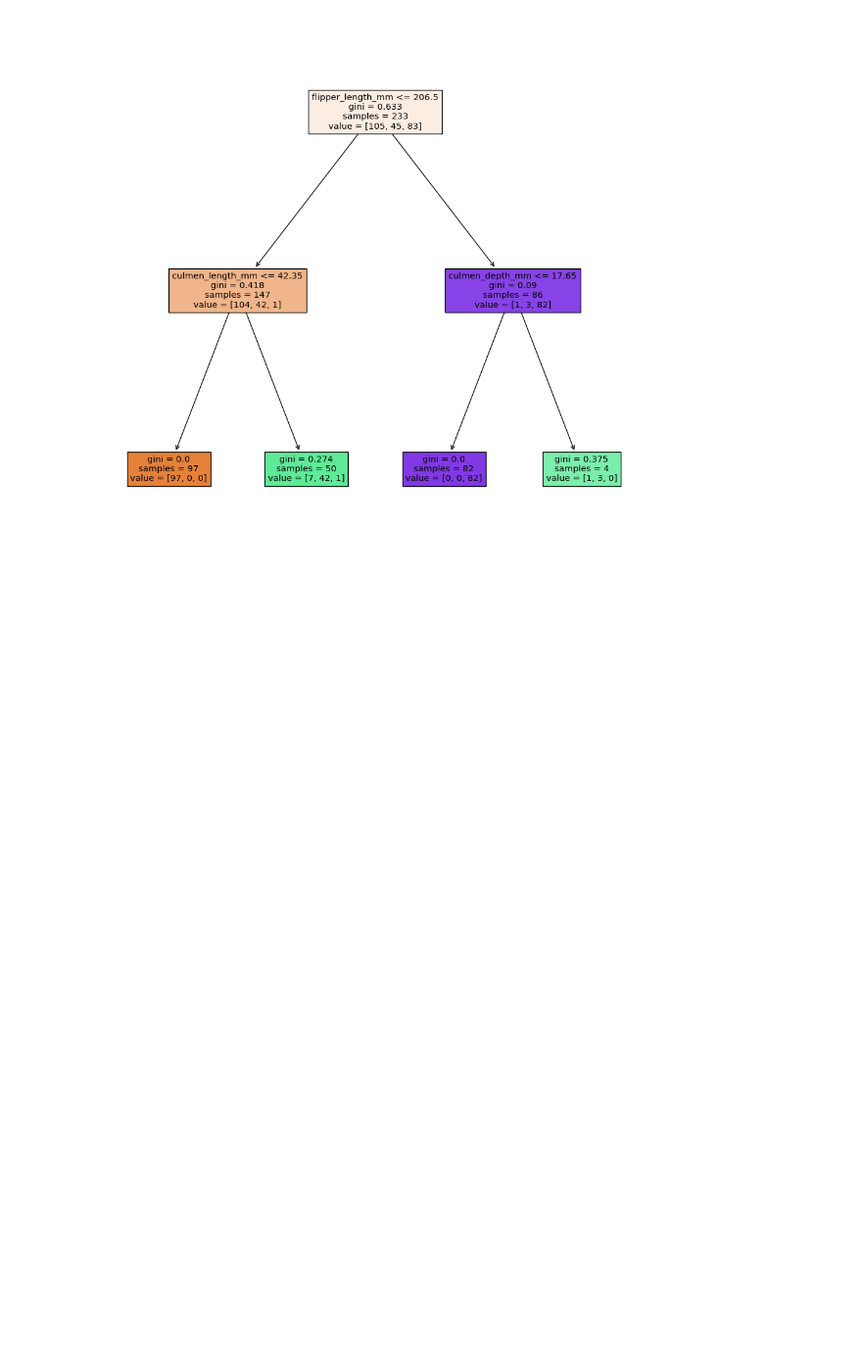
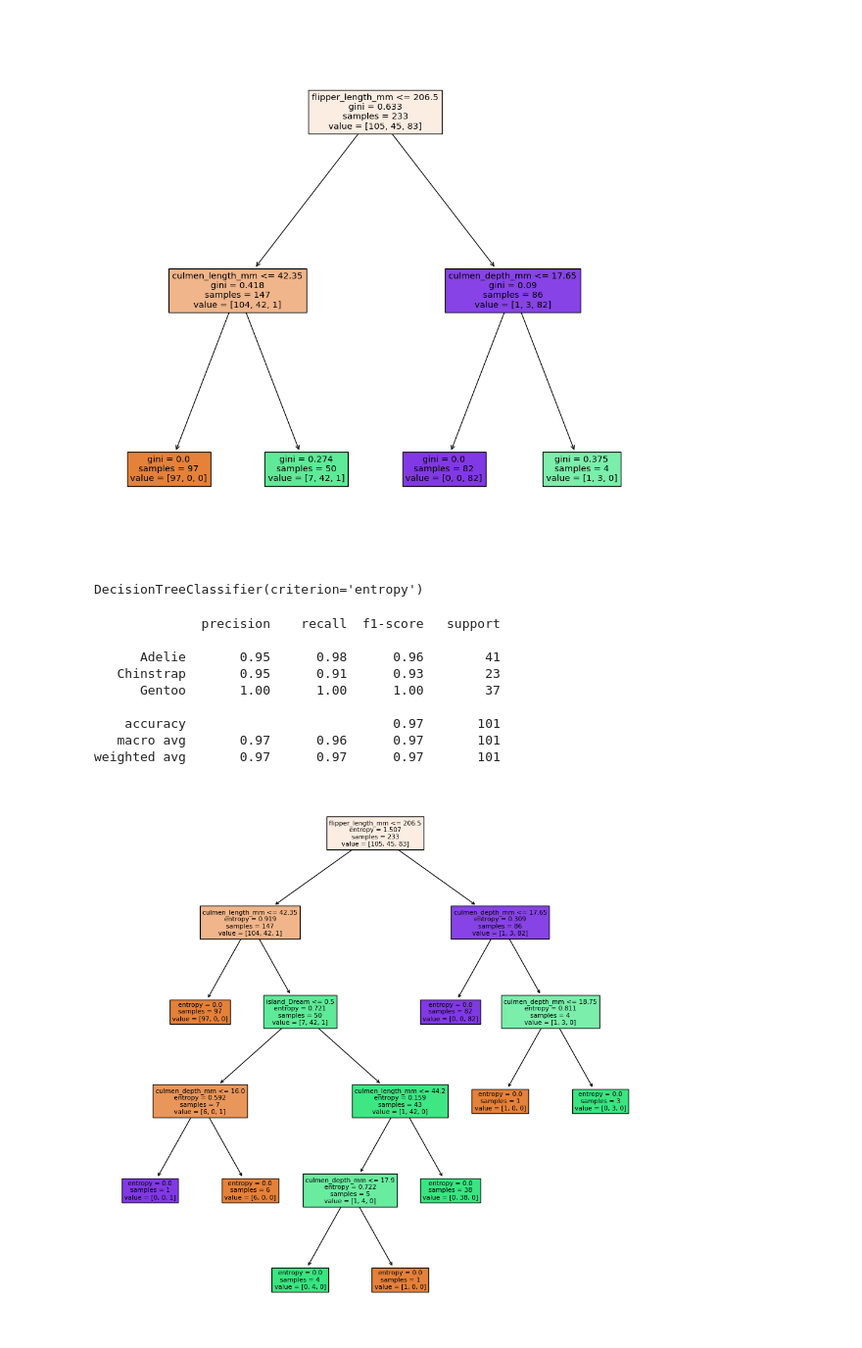
Before and after one commit to abhijitkalta/machine-learning, a Jupyter notebook: descision_tree/descision_tree.ipynb, the cells around one changed output. Shown: that part at 98% size. Saved outputs shown, nothing was run; the diff lists cells and outputs as text; code cells hidden in the pictures; blank space fills up the shorter version.

Commit message:
add entropy tree

```diff
--- a/descision_tree/descision_tree.ipynb
+++ b/descision_tree/descision_tree.ipynb
@@ -212,3 +212,22 @@ report_model(pruned_tree)
    macro avg       0.93      0.94      0.93       101
 weighted avg       0.95      0.94      0.94       101
 [figure]
+# %%
+entropy_tree = DecisionTreeClassifier(criterion='entropy')
+# %%
+entropy_tree.fit(X_train, y_train)
+# %% [output]
+DecisionTreeClassifier(criterion='entropy')
+# %%
+report_model(entropy_tree)
+# %% [output]
+              precision    recall  f1-score   support
+
+      Adelie       0.95      0.98      0.96        41
+   Chinstrap       0.95      0.91      0.93        23
+      Gentoo       1.00      1.00      1.00        37
+
+    accuracy                           0.97       101
+   macro avg       0.97      0.96      0.97       101
+weighted avg       0.97      0.97      0.97       101
+[figure, added]
```
